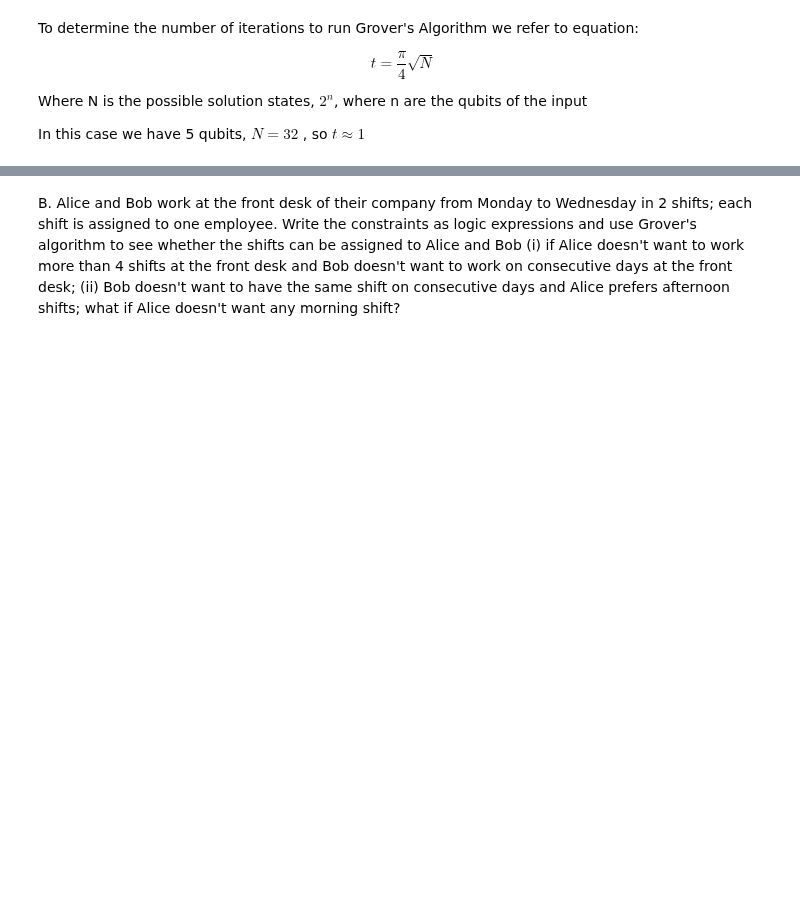
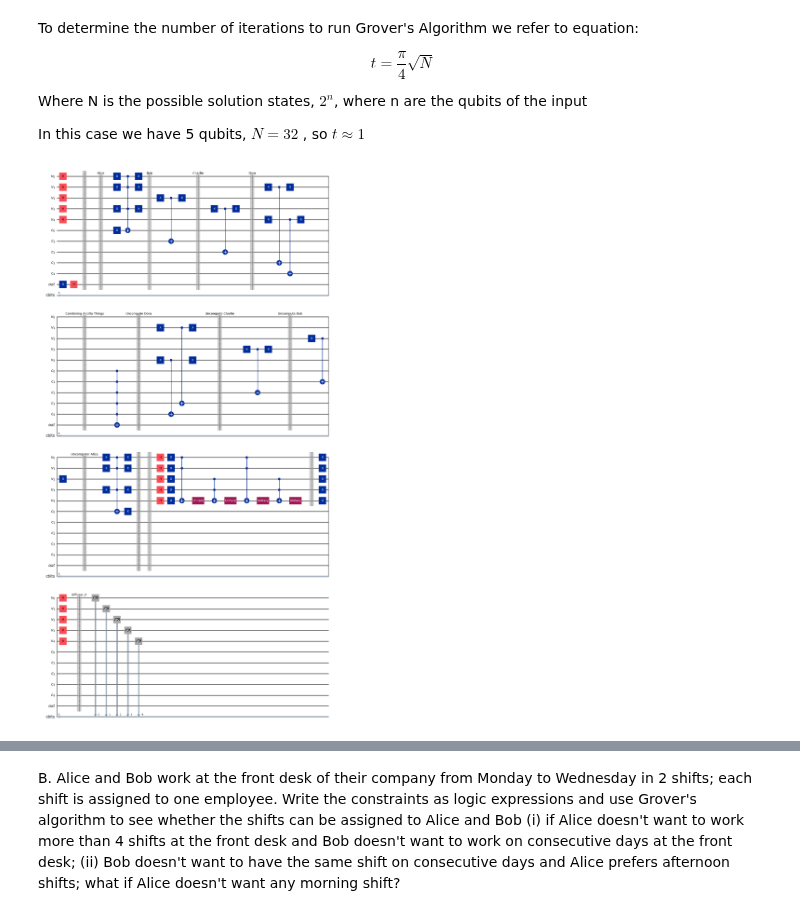
Before and after one commit to elijahkin/amsc698k, a Jupyter notebook: hw4/hw4.ipynb, the cells around one changed output, grey strips where cells are left out. Saved outputs shown, nothing was run; the diff lists cells and outputs as text; code cells hidden in the pictures; blank space fills up the shorter version.

```diff
--- a/hw4/hw4.ipynb
+++ b/hw4/hw4.ipynb
@@ -155,13 +155,15 @@ oracle = Scheduling_Oracle(qc, var_qubits, clause_qubits, output_qubit)
 # %%
 circ_groverA = grover(var_qubits = 5,
                       clause_qubits = 5,
                       output_qubits = 1,
                       cbits = 5,
                       oracle = Scheduling_Oracle,
                       iterations=1,
                       measure=True)
 
-# circ_groverA.draw(output = 'mpl', plot_barriers=True)
+circ_groverA.draw(output = 'mpl', plot_barriers=True)
+# %% [output]
+[figure, added]
 # %%
 backend_aer = Aer.get_backend('qasm_simulator')
 counts = backend_aer.run(circ_groverA, shots=1000).result().get_counts()
```
Also changed, not shown: parts of 13 cells of this notebook.
